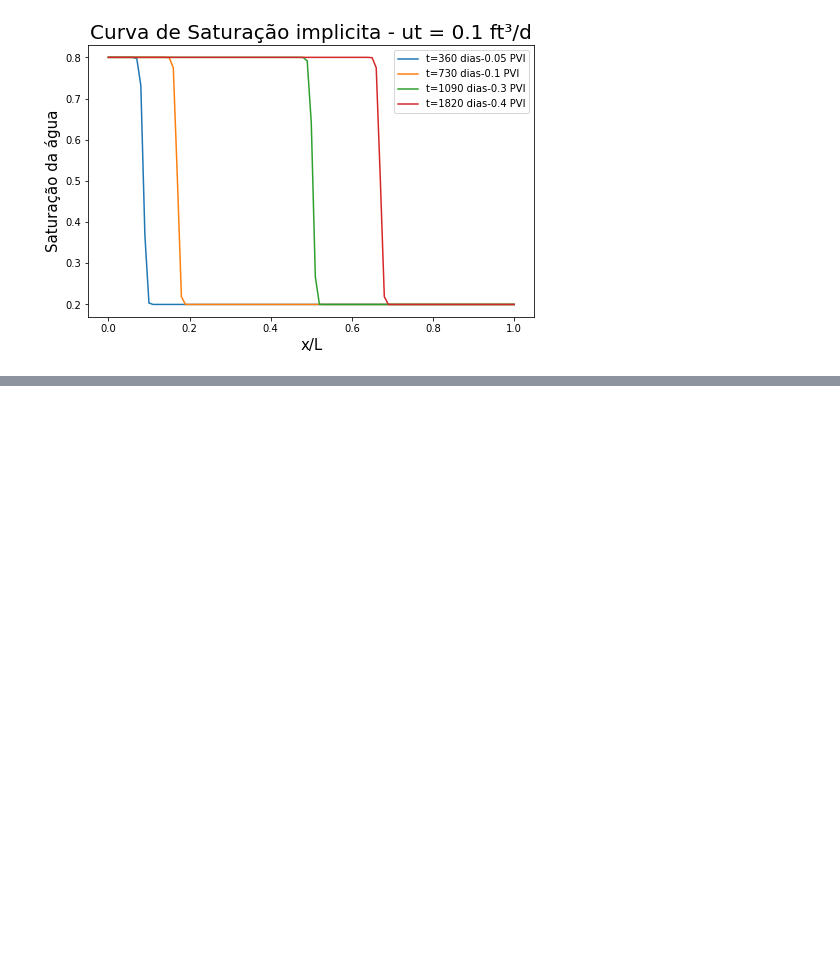
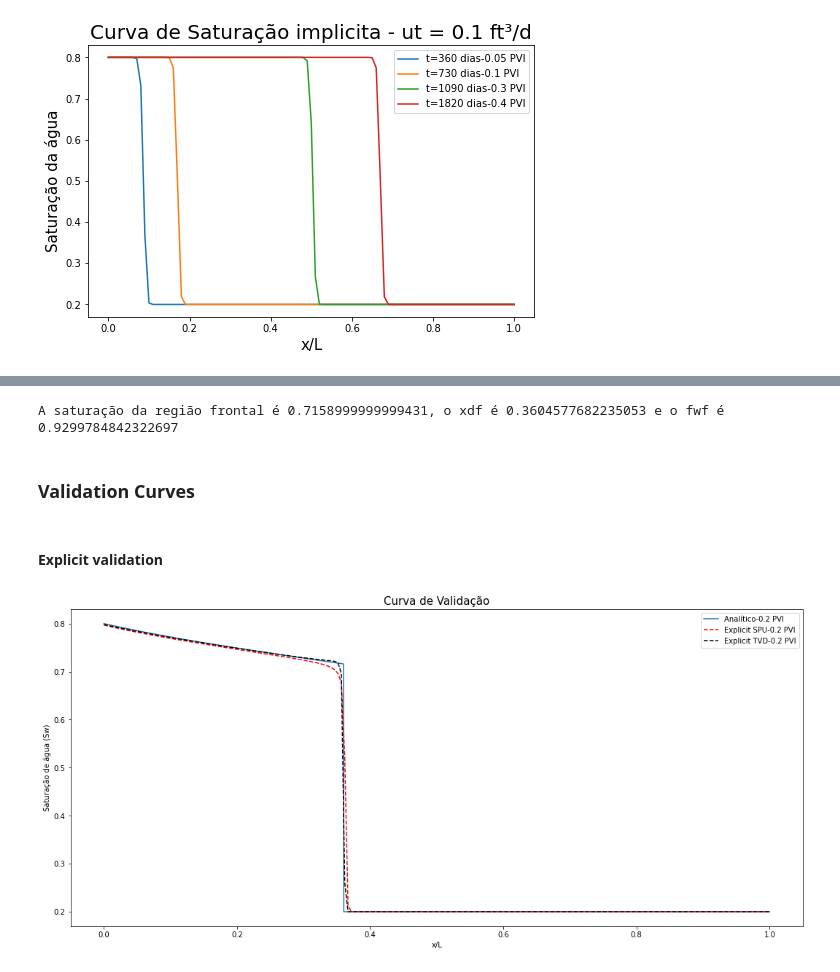
Before and after one commit to igcampos/Mestrado, a Jupyter notebook: saturacao_implicit.ipynb, the cells around one changed output, grey strips where cells are left out. Cells and saved outputs as stored; diff of their text form; code cells hidden in the pictures; blank space fills up the shorter version.

```diff
--- a/saturacao_implicit.ipynb
+++ b/saturacao_implicit.ipynb
@@ -1003,5 +1248,5 @@ finitedifference.saturation_curve()
 # %%
 #Creating the object that represents the chosen approach - TVD
-finitedifference = ExplicitMethod(tvd, saturation, blmodel)
+finitedifference4 = ExplicitMethod(tvd, saturation, blmodel, domain)
 # %%
 #Calculation of saturation matrix
@@ -1259,0 +1812,55 @@ len(teste21)
+# %%
+xdf = td*dfw[vetor_index[2]]
+swf = vetor_saturacao[vetor_index[2]]
+fwf = fw[vetor_index[2]]
+print("A saturação da região frontal é {}, o xdf é {} e o fwf é {}".format(swf, xdf[0],fwf[0]))
+# %% [output]
+A saturação da região frontal é 0.7158999999999431, o xdf é 0.3604577682235053 e o fwf é 0.9299784842322697
+# %%
+#Construção da curva de saturação com a descontinuidade
+xd_rest = np.linspace(1,xdf,tam_restante_xd) #Faz se necessário rodar a primeira vez sem essa linha para determinar o tamanho do array
+xd2 = []
+
+for i in xd_rest:   #Faz se necessário rodar a primeira vez sem esse loop para determinar o tamanho do array
+  xd2.append(i)
+
+vetor_saturacao2 = []
+for i,j in zip(vetor_saturacao,dfw):
+  if i > swf:
+    xd2.append(td*j)
+    vetor_saturacao2.append(i)
+
+  else:
+    vetor_saturacao2.append(swi)
+
+
+#Na primeira vez rodar essa linha em sequencia com o kernel anterior
+#para determinar o tamanho do array
+#tam_restante_xd = len(xd)-len(xd2) #na segunda vez, comentar essa linha
+# %% [markdown]
+### Validation Curves
+# %% [markdown]
+#### Explicit validation
+# %%
+vetor_comprimento = np.linspace(0, 1, domain.nx)
+exp_spu_validation = finitedifference.get_matrix()
+exp_tvd_validation = finitedifference4.get_matrix()
+
+#Models validation
+fig = plt.figure(figsize=(18,8))
+ax1 = plt.subplot(1,1,1)
+#ax2 = plt.subplot(1,2,2)
+
+#Validation curve
+ax1.plot(xd2,vetor_saturacao2,  label = 'Analítico-{} PVI'.format(td))
+ax1.plot(vetor_comprimento, exp_spu_validation[199],'r--', label = "Explicit SPU-{} PVI".format(td))
+ax1.plot(vetor_comprimento, exp_tvd_validation[199], 'k--' , label = "Explicit TVD-{} PVI".format(td))
+
+ax1.set_title("Curva de Validação", fontsize=15)
+ax1.set_xlabel("x/L", fontsize=10)
+ax1.set_ylabel("Saturação de água (Sw)",fontsize=10)
+
+ax1.legend()
+plt.show()
+# %% [output]
+[figure, added]
```
Also changed, not shown: parts of 121 cells of this notebook.
